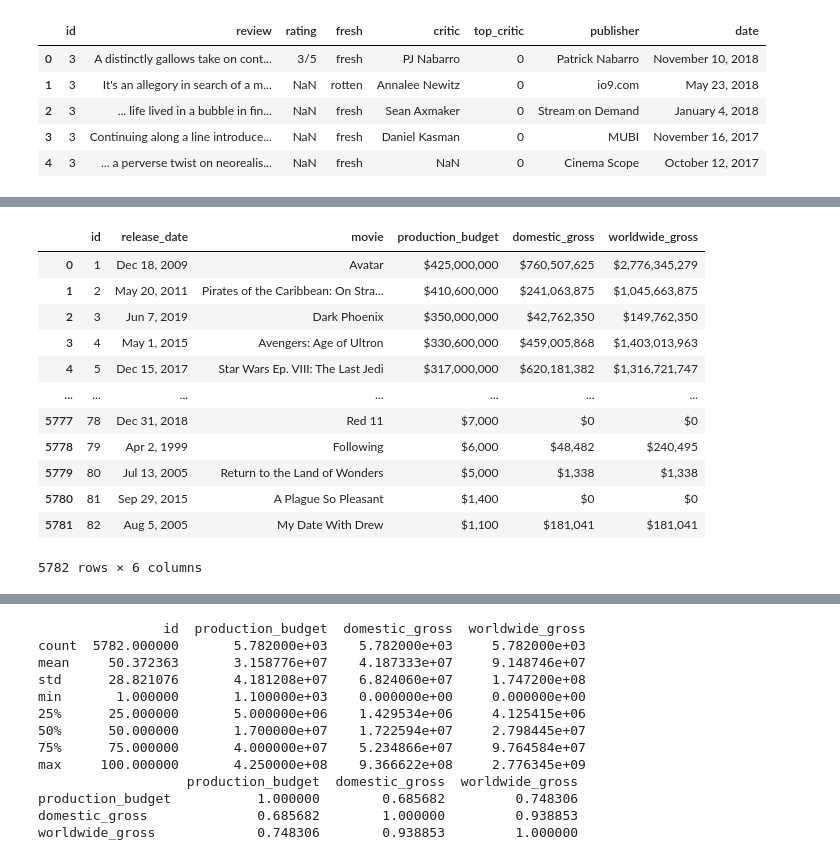
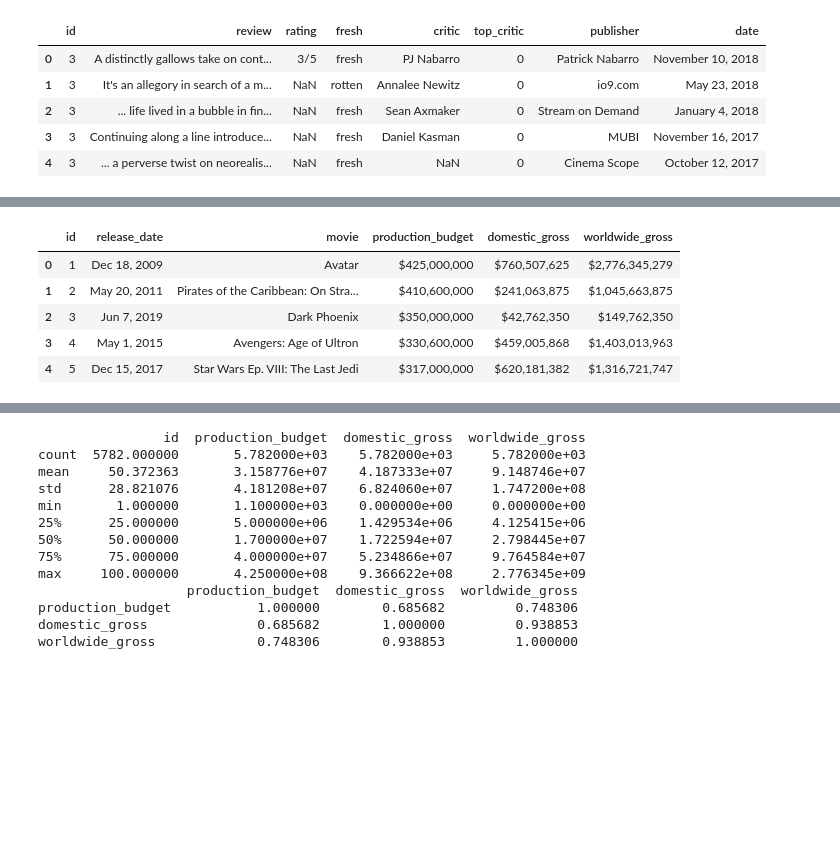
Before and after one commit to kev065/movie-studio-project, a Jupyter notebook: index.ipynb, the cells around one changed output, grey strips where cells are left out. Cells and saved outputs as stored; diff of their text form; code cells hidden in the pictures; blank space fills up the shorter version.

```diff
--- a/index.ipynb
+++ b/index.ipynb
@@ -69,19 +75,12 @@ movie_gross_df = pd.read_csv(path)
 # %%
 # Loading 'The Numbers' Dataset
 path = 'data/tn.movie_budgets.csv'
 movie_budgets_df = pd.read_csv(path)
-movie_budgets_df
+movie_budgets_df.head()
 # %% [output]
 |  | id | release_date | movie | production_budget | domestic_gross | worldwide_gross |
 | 0 | 1 | Dec 18, 2009 | Avatar | $425,000,000 | $760,507,625 | $2,776,345,279 |
 | 1 | 2 | May 20, 2011 | Pirates of the Caribbean: On Stra... | $410,600,000 | $241,063,875 | $1,045,663,875 |
 | 2 | 3 | Jun 7, 2019 | Dark Phoenix | $350,000,000 | $42,762,350 | $149,762,350 |
 | 3 | 4 | May 1, 2015 | Avengers: Age of Ultron | $330,600,000 | $459,005,868 | $1,403,013,963 |
 | 4 | 5 | Dec 15, 2017 | Star Wars Ep. VIII: The Last Jedi | $317,000,000 | $620,181,382 | $1,316,721,747 |
-| ... | ... | ... | ... | ... | ... | ... |
-| 5777 | 78 | Dec 31, 2018 | Red 11 | $7,000 | $0 | $0 |
-| 5778 | 79 | Apr 2, 1999 | Following | $6,000 | $48,482 | $240,495 |
-| 5779 | 80 | Jul 13, 2005 | Return to the Land of Wonders | $5,000 | $1,338 | $1,338 |
-| 5780 | 81 | Sep 29, 2015 | A Plague So Pleasant | $1,400 | $0 | $0 |
-| 5781 | 82 | Aug 5, 2005 | My Date With Drew | $1,100 | $181,041 | $181,041 |
-5782 rows × 6 columns
```
Also changed, not shown: parts of 18 cells of this notebook.
